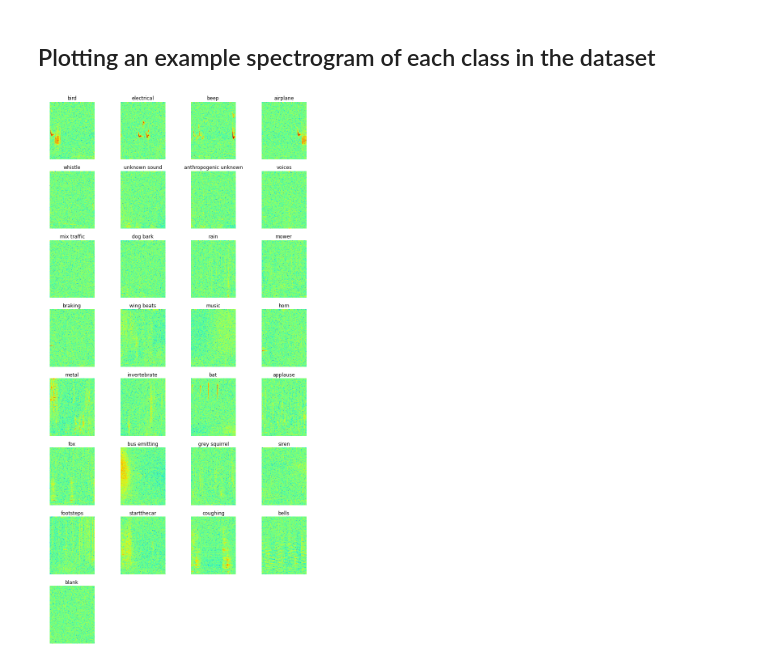
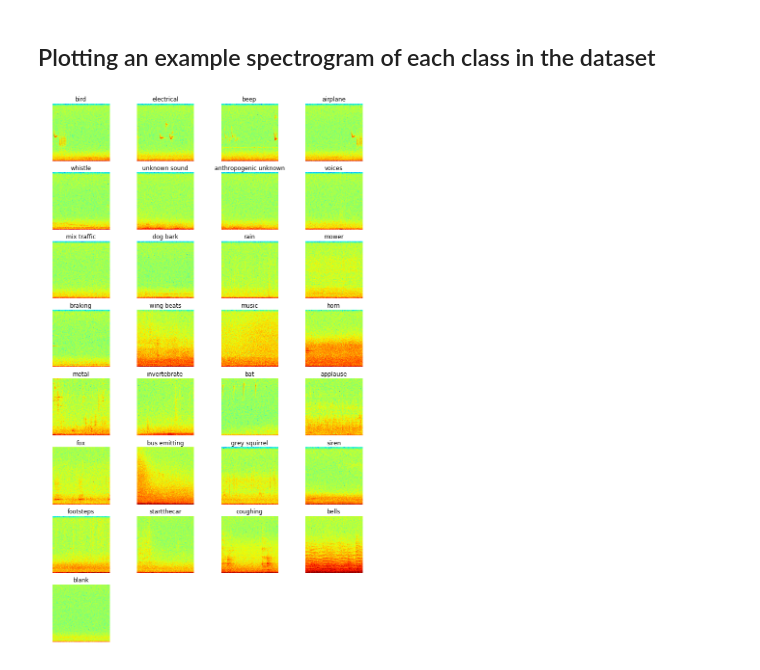
Before and after one commit to mdfirman/CityNet, a Jupyter notebook: notebooks/dataset_overviews/dataset_overview.ipynb, the cells around one changed output. Drawn from its saved outputs; the diff is of its cells as text; code cells hidden in the pictures.

```diff
--- a/notebooks/dataset_overviews/dataset_overview.ipynb
+++ b/notebooks/dataset_overviews/dataset_overview.ipynb
@@ -12,13 +12,11 @@ Each line in the txt file `below12kHz_cropped_label.txt` refers to one sample fr
 # %% [markdown]
 ## Forming a list of all class labels in dataset
 # %%
-%matplotlib inline
-import matplotlib.pyplot as plt
 import csv
-import os
+# import os
 
-base_path = os.path.expanduser('~/projects/engaged_hackathon_data/raw_data/cropped_audio/')
-dataset_csv = csv.reader(open(base_path + 'below12kHz_cropped_label.txt'))
+base_path = '/media/michael/Seagate/engage/engage_hackathon_data/data/raw_data/cropped_audio/'
+dataset_csv = list(csv.reader(open(base_path + 'below12kHz_cropped_label.txt')))
 
 Y = []  # list of all class labels
 
@@ -61,53 +59,45 @@ TOTAL                    9144
 # %% [markdown]
 ## Plotting an example spectrogram of each class in the dataset
 # %%
+%matplotlib inline
+import matplotlib.pyplot as plt
 import numpy as np
 from scipy.io import wavfile
+import os
 import sys
 sys.path.append(os.path.expanduser('~/projects/engaged_hackathon/'))
 from engaged.features import frequency
-
-spectrogram_parameters = {
-    'nfft': 1024,
-    'window_width': 0.03,
-    'overlap': 0.01
-    }
 
 already_plotted = set()  # to keep track of which classes have been plotted
 subplot_idx = 1  # which subplot are we plotting to
 
 # working out subplot dimensions
-columns = 4
-rows = np.ceil(float(len(counts)) / columns)
-plt.figure(figsize=(columns*3, rows*3))
+plt.figure(figsize=(12, 20))
 
-# loop through the csv file - (could be better to only do this once at the top of the notebook)
-dataset_csv = csv.reader(open(base_path + 'below12kHz_cropped_label.txt'))
-
+# loop through the csv rows
 for single_file_info in dataset_csv:
 
-    wavpath, start_time, wav_class, _ = single_file_info
+    wavpath, _, wav_class, _ = single_file_info
     wav_class = wav_class.lower().strip()
 
     # only plot if we haven't already plotting an example from this class!
     if wav_class not in already_plotted:
 
         # load audio and convert to spectrogram
         sample_rate, wav = wavfile.read(base_path + wavpath)
-        spec = frequency.spectrogram(wav, sample_rate, **spectrogram_parameters)[0]
-        spec -= np.median(spec, axis=1)[:, None]
+        spec = frequency.spectrogram(wav, sample_rate, nfft=512, spec_sample_rate=64)
+#         spec -= np.median(spec, axis=1)[:, None]
 
         # plot spectrogram to a new subplot
         plt.subplot(rows, columns, subplot_idx)
         plt.imshow(spec)
         plt.gca().invert_yaxis()
         plt.title(wav_class)
         plt.axis('off')
-        plt.clim(-4.5, 4.5)
-#         plt.colorbar()
+        plt.clim(-2, 13)
 
         subplot_idx += 1
 
         already_plotted.add(wav_class)
 # %% [output]
-[figure, old version]
+[figure, new version]
```
Also changed, not shown: parts of 2 cells of this notebook.
